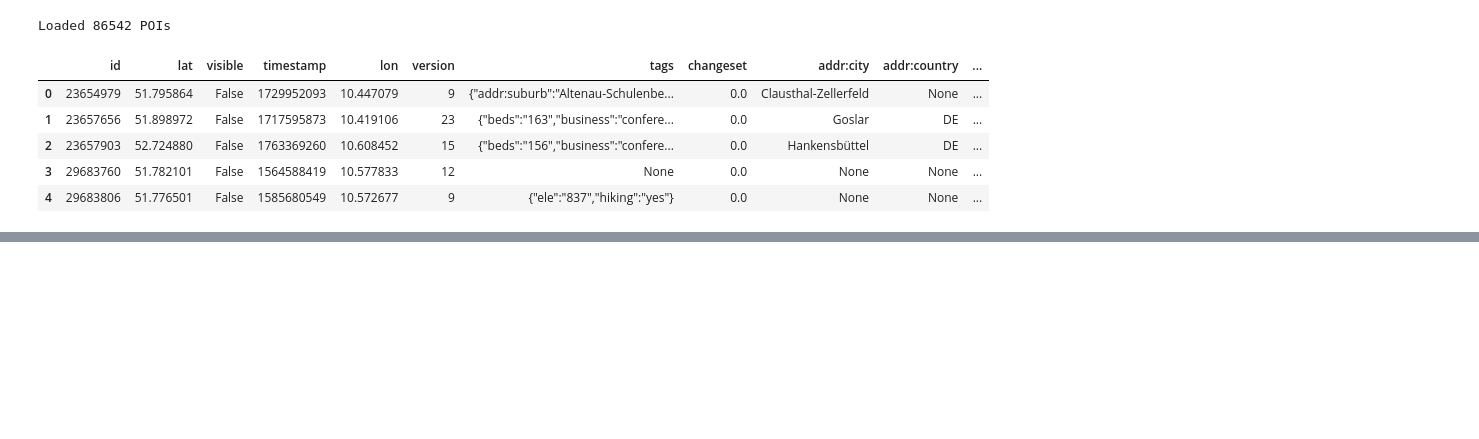
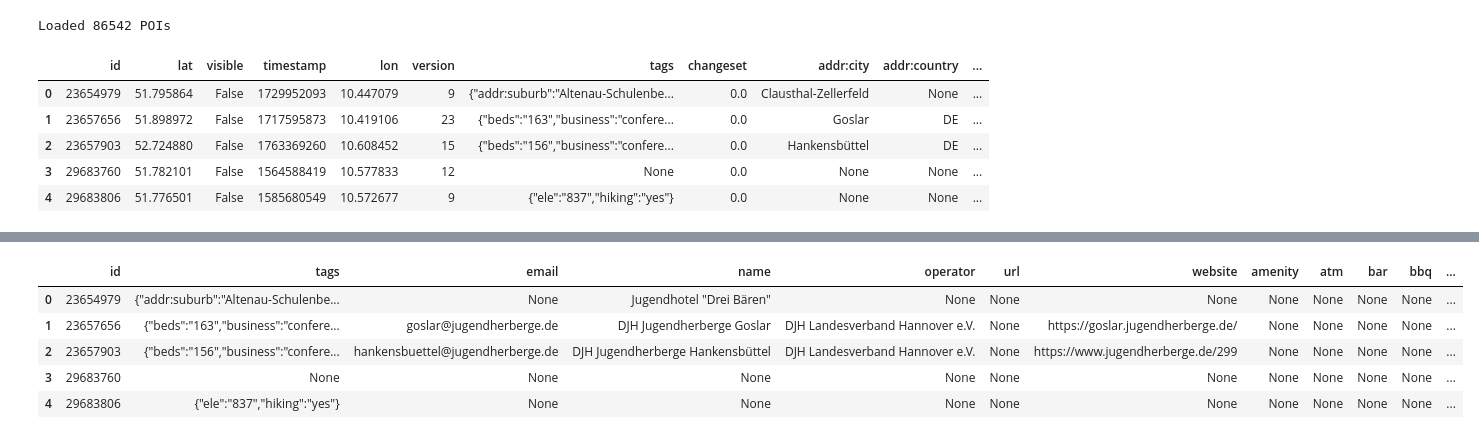
Before and after one commit to TUBS-IVS/Capacity_Calculation-pipeline, a Jupyter notebook: POIS-Analysis.ipynb, the cells around one changed output, grey strips where cells are left out. Saved outputs shown, nothing was run; the diff lists cells and outputs as text; code cells hidden in the pictures; blank space fills up the shorter version.

```diff
--- a/POIS-Analysis.ipynb
+++ b/POIS-Analysis.ipynb
@@ -86,0 +85,7 @@ Saved ALL columns to ALL_POIS_COLUMNS.txt
+# %%
+pois=pois.drop(['lat', 'visible', 'timestamp', 'lon', 'version', 'changeset', 'addr:country',
+                'addr:full', 'opening_hours', 'phone', 'ref', 'bicycle_parking', 'bicycle_rental',
+                'bureau_de_change', 'car_wash', 'drinking_water', 'fountain', 'internet_access',
+                'landuse', 'source', 'start_date', 'agrarian', 'bicycle', 'car', 'collector', 'fireplace',
+                'model', 'motorcycle', 'musical_instrument', 'outdoor', 'pet', 'ski', 'water', 'attraction',
+                'camp_site', 'caravan_site', 'swimming_pool', 'trailer'] ,axis=1)
@@ -86,0 +101,34 @@ Saved ALL columns to ALL_POIS_COLUMNS.txt
+# %%
+import numpy as np
+
+addr_cols = [
+    "addr:housename",
+    "addr:street",
+    "addr:housenumber",
+    "addr:place",
+    "addr:city",
+    "addr:postcode",
+]
+
+def merge_address(row):
+    parts = [
+        str(row[c]).strip()
+        for c in addr_cols
+        if c in row
+        and pd.notna(row[c])
+        and str(row[c]).strip() != ""
+        and str(row[c]).lower() != "nan"
+    ]
+    return np.nan if not parts else ", ".join(parts)
+
+pois["addr:full"] = pois.apply(merge_address, axis=1)
+# %%
+pois = pois.drop(columns=addr_cols)
+pois.head()
+# %% [output]
+|  | id | tags | email | name | operator | url | website | amenity | atm | bar | bbq | ... |
+| 0 | 23654979 | {"addr:suburb":"Altenau-Schulenbe... | None | Jugendhotel "Drei Bären" | None | None | None | None | None | None | None | ... |
+| 1 | 23657656 | {"beds":"163","business":"confere... | goslar@jugendherberge.de | DJH Jugendherberge Goslar | DJH Landesverband Hannover e.V. | None | https://goslar.jugendherberge.de/ | None | None | None | None | ... |
+| 2 | 23657903 | {"beds":"156","business":"confere... | hankensbuettel@jugendherberge.de | DJH Jugendherberge Hankensbüttel | DJH Landesverband Hannover e.V. | None | https://www.jugendherberge.de/299 | None | None | None | None | ... |
+| 3 | 29683760 | None | None | None | None | None | None | None | None | None | None | ... |
+| 4 | 29683806 | {"ele":"837","hiking":"yes"} | None | None | None | None | None | None | None | None | None | ... |
```
Also changed, not shown: parts of 13 cells of this notebook.
